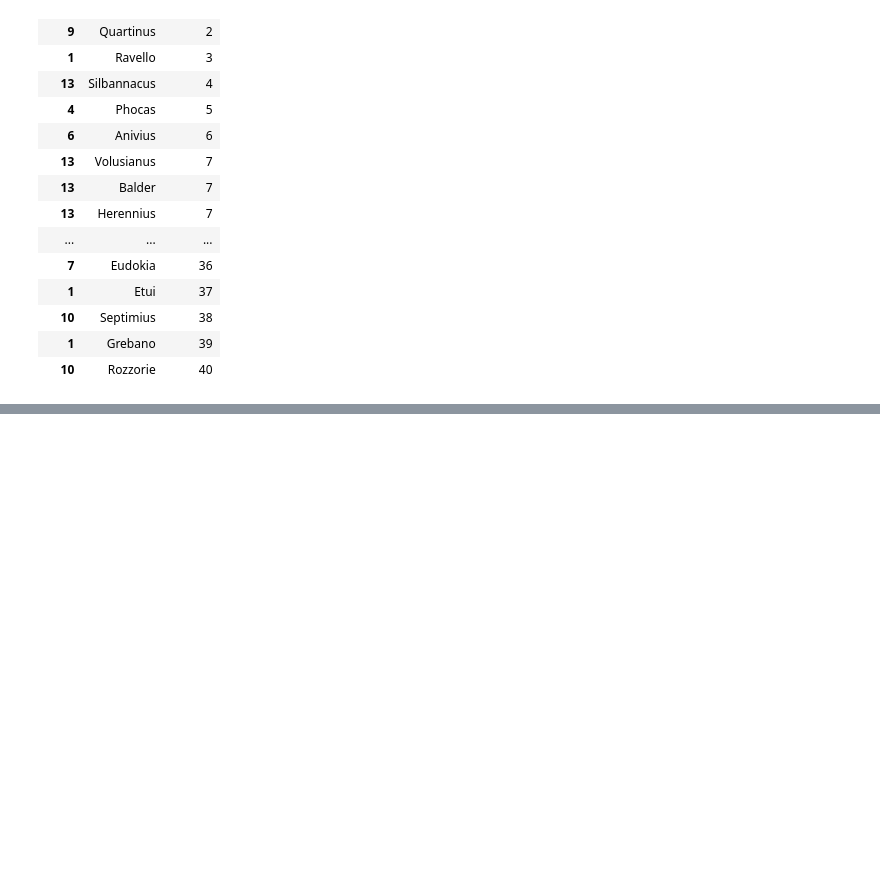
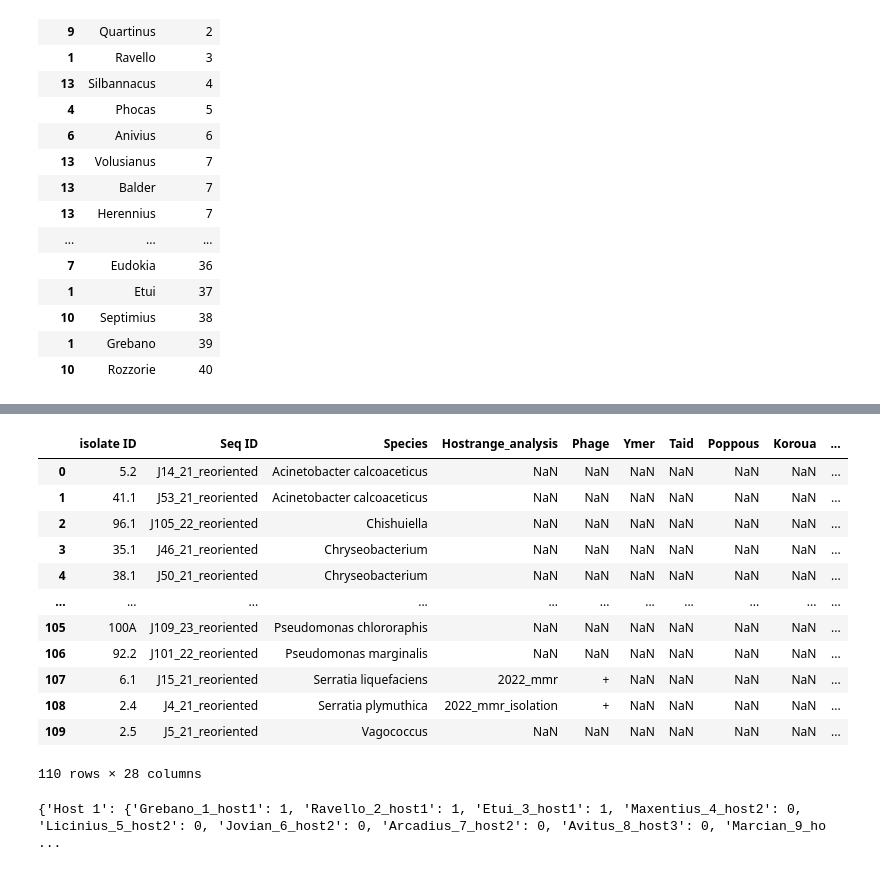
Before and after one commit to azzy72/PredictPhagePPI, a Jupyter notebook: notebooks/phylogeny_and_minhash.ipynb, the cells around one changed output, grey strips where cells are left out. Drawn from its saved outputs; the diff is of its cells as text; code cells hidden in the pictures; blank space fills up the shorter version.

```diff
--- a/notebooks/phylogeny_and_minhash.ipynb
+++ b/notebooks/phylogeny_and_minhash.ipynb
@@ -1423,0 +1470,33 @@ Index(['KU4', 'KU9', 'KU10', 'KU6', 'KU8', 'KU6'], dtype='str', name='label')
+# %%
+hostrange_pdf = pd.read_excel(raw_data_path+"phagehost_KU/Hostrange_data_all_crisp_iso.xlsx", sheet_name="sum_hostrange", header=1)
+display(hostrange_pdf)
+
+# id_lookup_bact = hostrange_pdf[["Seq ID", "Species"]].rename(columns={"Seq ID": "Bacterium_Name"})
+# display(id_lookup_bact)
+
+# bact_lookup_df = pd.DataFrame(bact_lookup.items(), columns=["Bacterium_Name", "Species"])
+# display(bact_lookup_df)
+
+# hostrange_pdf = pd.read_excel(raw_data_path+"phagehost_KU/data2_EOP.xlsx", sheet_name="Sheet1", header=1)
+# display(hostrange_pdf)
+# %% [output]
+|  | isolate ID | Seq ID | Species | Hostrange_analysis | Phage | Ymer | Taid | Poppous | Koroua | ... |
+| 0 | 5.2 | J14_21_reoriented | Acinetobacter calcoaceticus | NaN | NaN | NaN | NaN | NaN | NaN | ... |
+| 1 | 41.1 | J53_21_reoriented | Acinetobacter calcoaceticus | NaN | NaN | NaN | NaN | NaN | NaN | ... |
+| 2 | 96.1 | J105_22_reoriented | Chishuiella | NaN | NaN | NaN | NaN | NaN | NaN | ... |
+| 3 | 35.1 | J46_21_reoriented | Chryseobacterium | NaN | NaN | NaN | NaN | NaN | NaN | ... |
+| 4 | 38.1 | J50_21_reoriented | Chryseobacterium | NaN | NaN | NaN | NaN | NaN | NaN | ... |
+| ... | ... | ... | ... | ... | ... | ... | ... | ... | ... | ... |
+| 105 | 100A | J109_23_reoriented | Pseudomonas chlororaphis | NaN | NaN | NaN | NaN | NaN | NaN | ... |
+| 106 | 92.2 | J101_22_reoriented | Pseudomonas marginalis | NaN | NaN | NaN | NaN | NaN | NaN | ... |
+| 107 | 6.1 | J15_21_reoriented | Serratia liquefaciens | 2022_mmr | + | NaN | NaN | NaN | NaN | ... |
+| 108 | 2.4 | J4_21_reoriented | Serratia plymuthica | 2022_mmr_isolation | + | NaN | NaN | NaN | NaN | ... |
+| 109 | 2.5 | J5_21_reoriented | Vagococcus | NaN | NaN | NaN | NaN | NaN | NaN | ... |
+110 rows × 28 columns
+# %%
+from manipulations import hostrange_df_to_dict, binarize_host_range
+host_range_data = binarize_host_range(hostrange_df_to_dict(host_range_df), continous=False)
+host_range_data = {bact.replace("_reoriented", ""): interactions for bact, interactions in host_range_data.items()} # if "_reoriented" is in the bacteria names in host_range_data, remove it to match the bacteria names in the presence matrix.
+print(host_range_data)
+# %% [output]
+{'Host 1': {'Grebano_1_host1': 1, 'Ravello_2_host1': 1, 'Etui_3_host1': 1, 'Maxentius_4_host2': 0, 'Licinius_5_host2': 0, 'Jovian_6_host2': 0, 'Arcadius_7_host2': 0, 'Avitus_8_host3': 0, 'Marcian_9_ho ...
```
Also changed, not shown: parts of 11 cells of this notebook, 11 other files.
